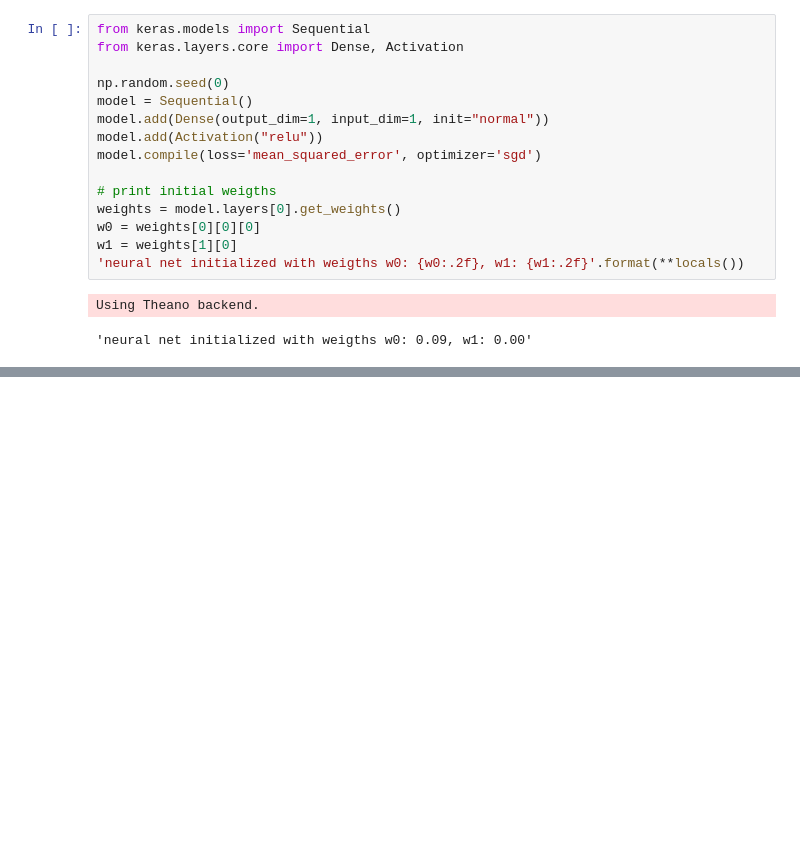
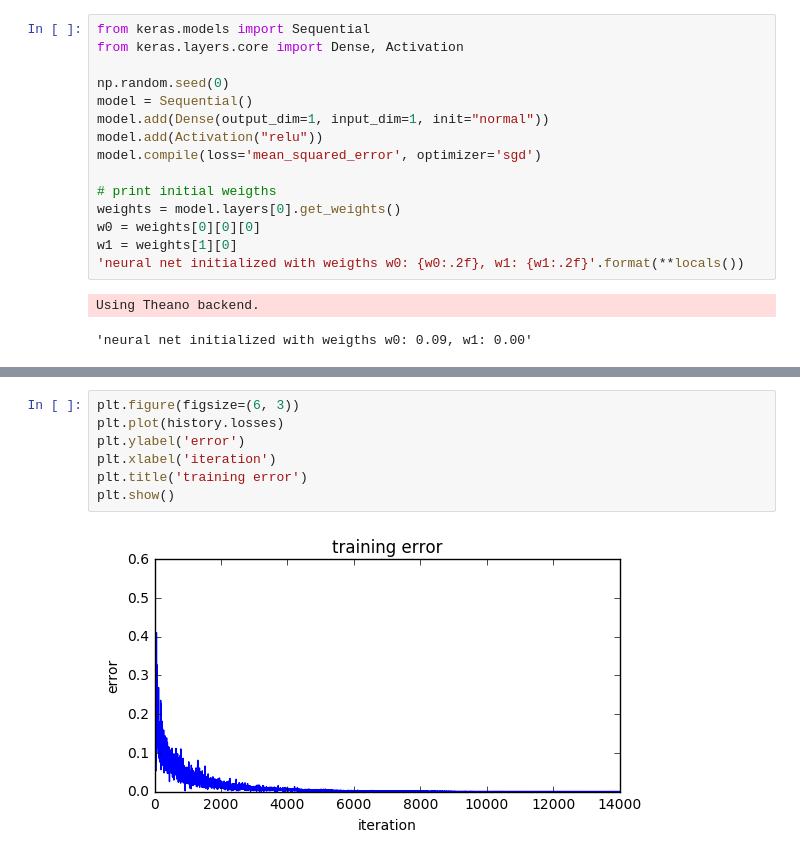
Before and after one commit to nowaxsky/Keras_single_neuron, a Jupyter notebook: First Steps with Neural Nets in Keras.ipynb, the cells around one changed output, grey strips where cells are left out. Drawn from its saved outputs; the diff is of its cells as text; blank space fills up the shorter version.

```diff
--- a/First Steps with Neural Nets in Keras.ipynb
+++ b/First Steps with Neural Nets in Keras.ipynb
@@ -48,0 +120,9 @@ Using Theano backend.
+# %%
+plt.figure(figsize=(6, 3))
+plt.plot(history.losses)
+plt.ylabel('error')
+plt.xlabel('iteration')
+plt.title('training error')
+plt.show()
+# %% [output]
+[figure, added]
```
Also changed, not shown: parts of 4 cells of this notebook.
